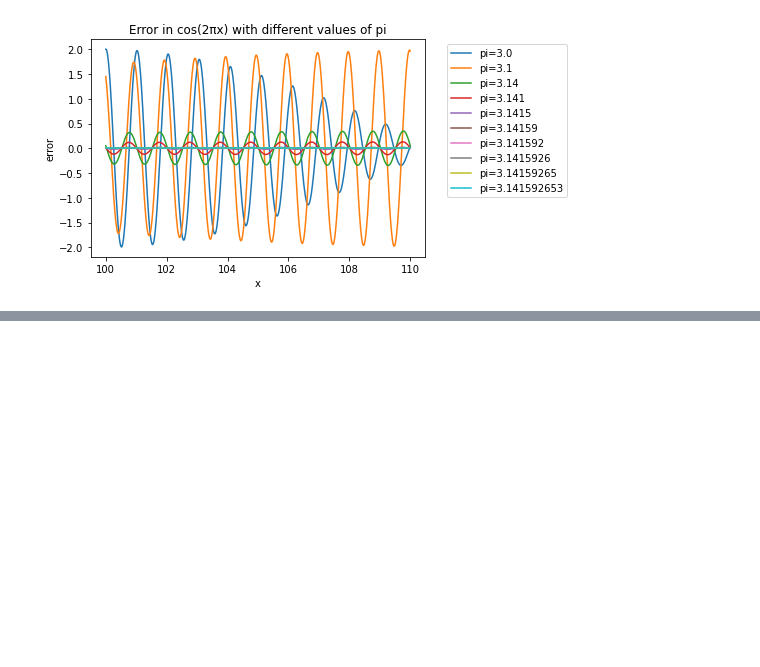
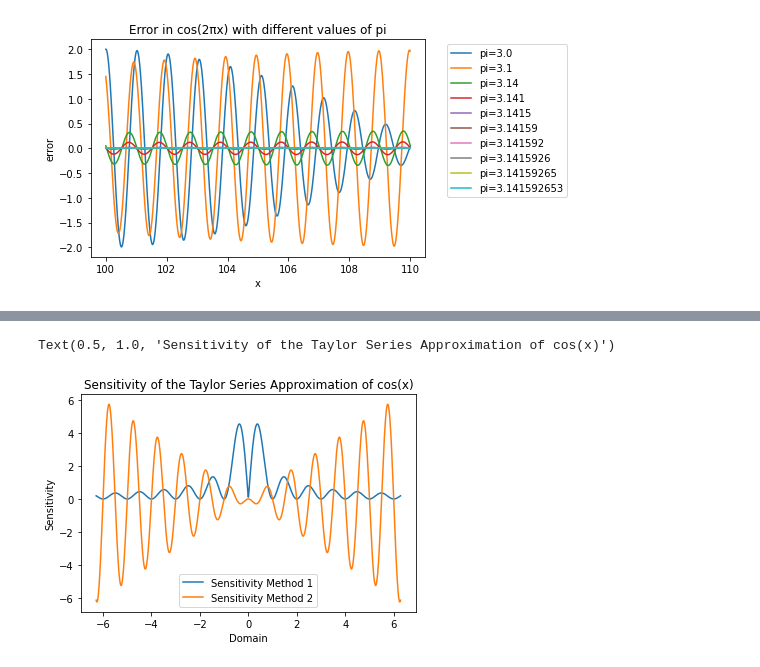
Before and after one commit to Rishi-Bidani/FIT3139, a Jupyter notebook: assignment1/final.ipynb, the cells around one changed output, grey strips where cells are left out. Drawn from its saved outputs; the diff is of its cells as text; code cells hidden in the pictures; blank space fills up the shorter version.

```diff
--- a/assignment1/final.ipynb
+++ b/assignment1/final.ipynb
@@ -677,0 +735,10 @@ plot_error(100, 110)
+# %%
+def forward_error(real_function, estimated_function, domain):
+    return abs(real_function(domain) - estimated_function(domain))
+
+def backward_error(domain):
+    return domain
+
+def sensitivity_method_1(real_function, estimated_function, domain):
+
+    return abs(forward_error(real_function, estimated_function, domain) / backward_error(domain))
@@ -677,0 +778,21 @@ plot_error(100, 110)
+# %%
+def sensitivity_method_2(domain):
+    numberator = domain * -np.sin(2 * np.pi * domain) # cos function doesnt need to be approximated
+    # per the specifications, only the cosine function is approximated using the taylor series till the first non 0 term
+    denominator = truncated_taylor_cos(domain)
+    return numberator / denominator
+# %%
+# use method 1 to calculate the sensitivity
+domain = np.linspace(-2*np.pi, 2*np.pi, 1000)
+sensitivity1 = [sensitivity_method_1(func_real, truncated_taylor_cos, float(round(x, 3))) for x in domain]
+sensitivity2 = [sensitivity_method_2(x) for x in domain]
+
+plt.plot(domain, sensitivity1, label="Sensitivity Method 1")
+plt.plot(domain, sensitivity2, label="Sensitivity Method 2")
+plt.legend()
+plt.xlabel("Domain")
+plt.ylabel("Sensitivity")
+plt.title("Sensitivity of the Taylor Series Approximation of cos(x)")
+# %% [output]
+Text(0.5, 1.0, 'Sensitivity of the Taylor Series Approximation of cos(x)')
+[figure, added]
```
Also changed, not shown: parts of 19 cells of this notebook.
